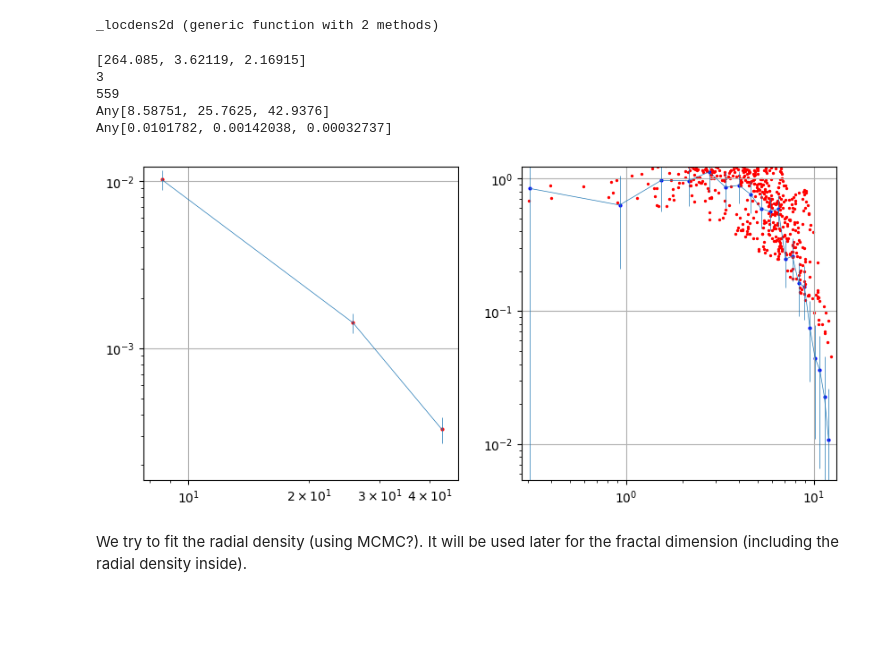
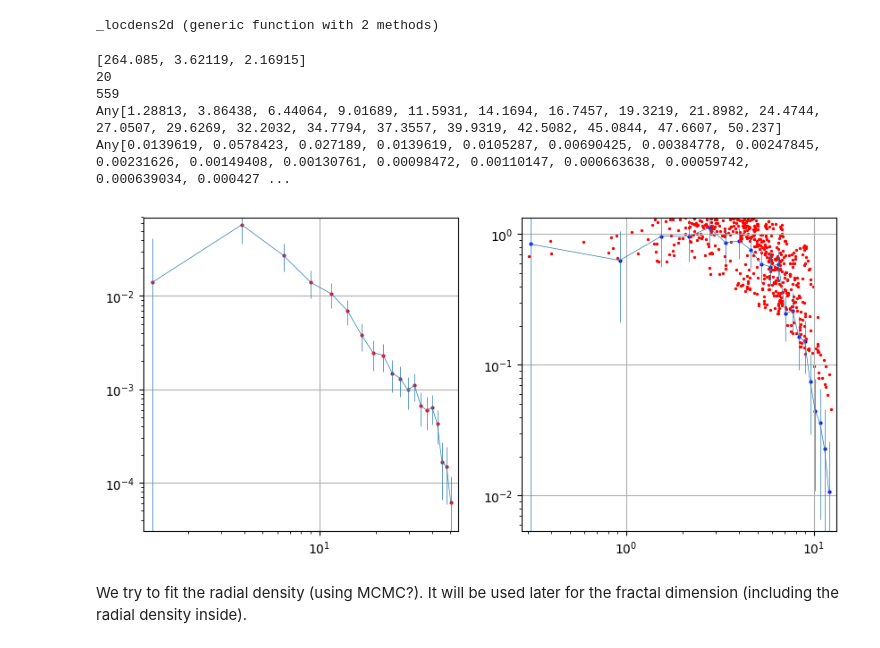
Before and after one commit to bosscha/gaia-shock, a Jupyter notebook: notebooks/analysis/spatial_structure.ipynb, the cells around one changed output. Cells and saved outputs as stored; diff of their text form; code cells hidden in the pictures; blank space fills up the shorter version.

```diff
--- a/notebooks/analysis/spatial_structure.ipynb
+++ b/notebooks/analysis/spatial_structure.ipynb
@@ -143,41 +143,41 @@ _locdens2d (generic function with 2 methods)
 oc= CSV.read("test.csv", delim= ";")
 
 r2d,ρ2d,err2d= _density2D(oc[:Y], oc[:Z],20)
-r3d,ρ3d,err3d= _density3D(oc[:X], oc[:Y], oc[:Z],3)
+r3d,ρ3d,err3d= _density3D(oc[:X], oc[:Y], oc[:Z],20)
 rad2d, locdens2d= _locdens2d(oc[:Y], oc[:Z], 20)
 
 println(r3d)
 println(ρ3d)
 # %% [output]
 [264.085, 3.62119, 2.16915]
-3
+20
 559
-Any[8.58751, 25.7625, 42.9376]
-Any[0.0101782, 0.00142038, 0.00032737]
+Any[1.28813, 3.86438, 6.44064, 9.01689, 11.5931, 14.1694, 16.7457, 19.3219, 21.8982, 24.4744, 27.0507, 29.6269, 32.2032, 34.7794, 37.3557, 39.9319, 42.5082, 45.0844, 47.6607, 50.237]
+Any[0.0139619, 0.0578423, 0.027189, 0.0139619, 0.0105287, 0.00690425, 0.00384778, 0.00247845, 0.00231626, 0.00149408, 0.00130761, 0.00098472, 0.00110147, 0.000663638, 0.00059742, 0.000639034, 0.000427 ...
 # %%
 fig= PyPlot.figure(figsize=(10,10))
 ax= PyPlot.subplot(221)
 ax.set_yscale("log")
 ax.set_xscale("log")
 ax.set_xlim(r3d[1]*0.9, r3d[end]*1.1)
 ax.set_ylim(minimum(ρ3d[ρ3d .> 0])*0.5,maximum(ρ3d)*1.2)
 PyPlot.grid("on")
 PyPlot.scatter(r3d, ρ3d , s=4, facecolor="red" )
 PyPlot.errorbar(r3d, ρ3d, yerr=2 .* err3d, linewidth=0.5)
 
 ax= PyPlot.subplot(222)
 ax.set_yscale("log")
 ax.set_xscale("log")
 ax.set_xlim(r2d[1]*0.9, r2d[end]*1.1)
-ax.set_ylim(minimum(ρ2d[ρ2d .> 0])*0.5,maximum(ρ2d)*1.1)
+ax.set_ylim(minimum(ρ2d[ρ2d .> 0])*0.5,maximum(ρ2d)*1.2)
 PyPlot.grid("on")
 PyPlot.scatter(r2d, ρ2d , s=4, facecolor="blue" )
 PyPlot.errorbar(r2d, ρ2d, yerr=2 .* err2d, linewidth=0.5)
 PyPlot.scatter(rad2d, locdens2d , s=2, facecolor="red" )
 
 PyPlot.show()
 # %% [output]
-[figure, old version]
+[figure, new version]
 # %% [markdown]
 We try to fit the radial density (using MCMC?). It will be used later for the fractal dimension (including the radial density inside).
 # %% [markdown]
```
Also changed, not shown: parts of 5 cells of this notebook, 2 other files.
